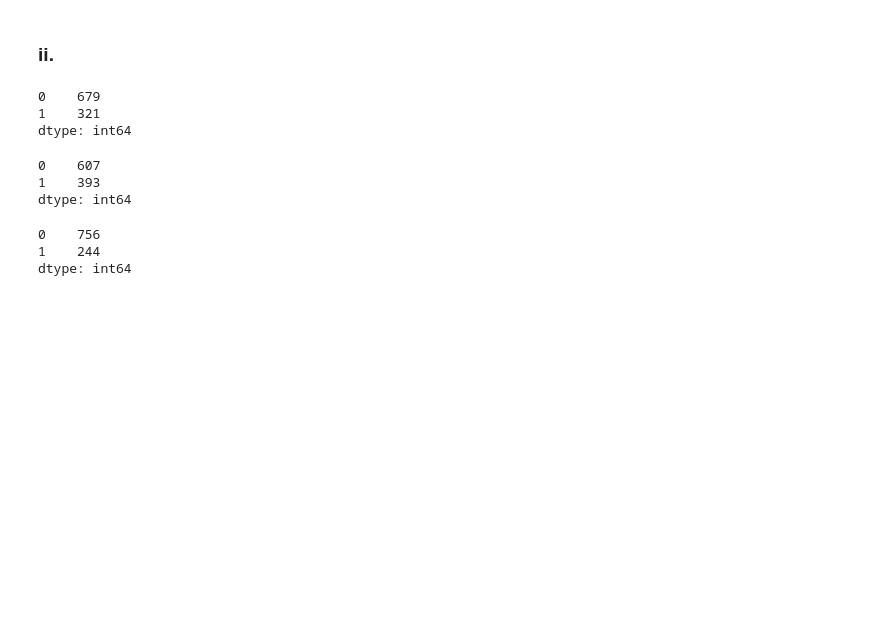
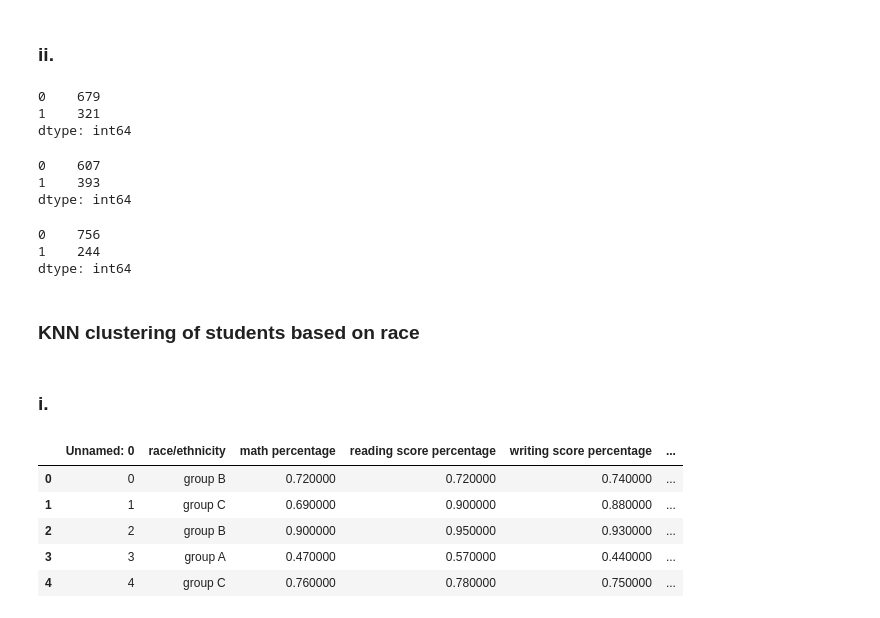
Before and after one commit to Pranaybot/Data_methods_Final_project, a Jupyter notebook: CMSE_381_Project.ipynb, the cells around one changed output. Saved outputs shown, nothing was run; the diff lists cells and outputs as text; code cells hidden in the pictures; blank space fills up the shorter version.

```diff
--- a/CMSE_381_Project.ipynb
+++ b/CMSE_381_Project.ipynb
@@ -220,3 +220,17 @@ label_count5
 0    756
 1    244
 dtype: int64
+# %% [markdown]
+### KNN clustering of students based on race
+# %% [markdown]
+### i.
+# %%
+new_df3 = pd.get_dummies(df, columns = ['parental level of education','lunch','test preparation course', 'sex'] ,drop_first= True,prefix = 'Dumy',prefix_sep ="*" )
+new_df3.head().style.background_gradient(axis=0)
+# %% [output]
+|  | Unnamed: 0 | race/ethnicity | math percentage | reading score percentage | writing score percentage | ... |
+| 0 | 0 | group B | 0.720000 | 0.720000 | 0.740000 | ... |
+| 1 | 1 | group C | 0.690000 | 0.900000 | 0.880000 | ... |
+| 2 | 2 | group B | 0.900000 | 0.950000 | 0.930000 | ... |
+| 3 | 3 | group A | 0.470000 | 0.570000 | 0.440000 | ... |
+| 4 | 4 | group C | 0.760000 | 0.780000 | 0.750000 | ... |
```
Also changed, not shown: parts of 13 cells of this notebook.
